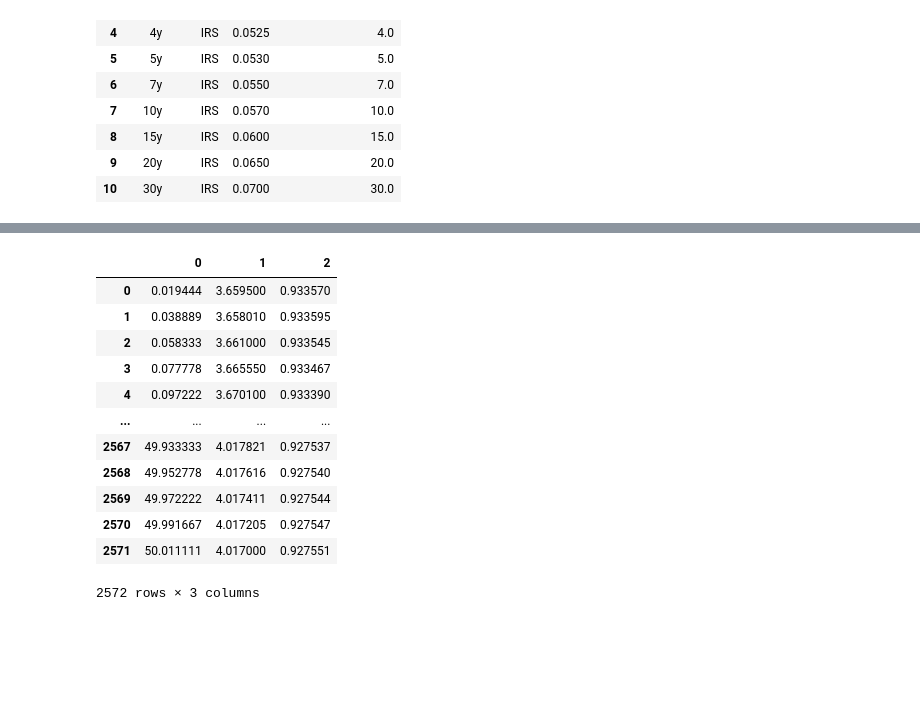
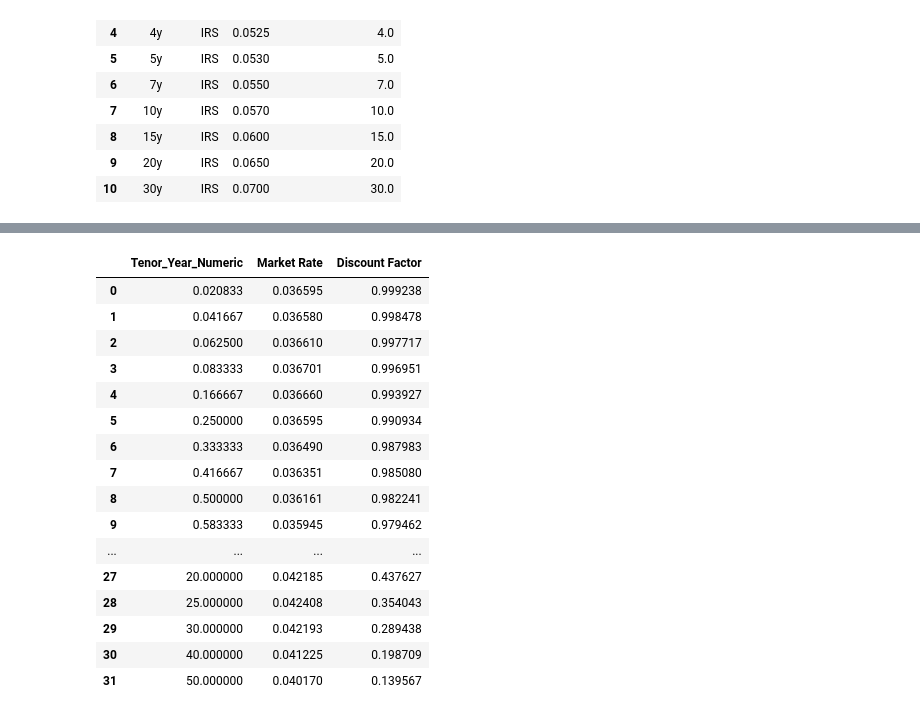
Before and after one commit to Gregtwl/QF605_Assignment, a Jupyter notebook: Answer_Deck.ipynb, the cells around one changed output, grey strips where cells are left out. Drawn from its saved outputs; the diff is of its cells as text; code cells hidden in the pictures; blank space fills up the shorter version.

Commit message:
Completed up to OIS (SOFR), have approach for term_SOFR to bootstrap. Pending code

```diff
--- a/Answer_Deck.ipynb
+++ b/Answer_Deck.ipynb
@@ -64,11 +64,12 @@ def convert_tenor_to_numeric_OIS(series):
     unit = parts.str[1]
 
     conditions = [unit == 'WK', unit == 'MO', unit == 'YR']
-    choices = [num * 7 / 360, num * 30 / 360, num.astype(float)]
+    choices = [num * (30/4) / 360, num * 30 / 360, num.astype(float)]
 
     return np.select(conditions, choices, default=np.nan)
 # %%
 df_OIS['Tenor_Year_Numeric'] = convert_tenor_to_numeric_OIS(df_OIS['Term'])
+df_OIS['Market Rate'] = df_OIS['Market Rate'] / 100
 df_OIS
 # %% [output]
 |  | Term | Market Rate | Tenor_Year_Numeric |
@@ -298,38 +371,40 @@ df_OIS
 # %%
 ## Recreate the Tenor since we need T = [0,50]:
 
-def calculate_ois_sofr_discount_factors(tenor_year, rates, frequency):
+def calculate_ois_sofr_discount_factors(tenor_year, rates):
 
-    tenor_year = tenor_year.to_numpy()
-    rate = rates.to_numpy()
+    discount_array = np.full(len(tenor_year), np.nan)
 
-    expanded_tenor_year, expanded_rate = expand_irs_table(tenor_year, rate, frequency)
+    # Bootstrap the Curve
 
-    discount_array = np.full(len(expanded_tenor_year), np.nan)
+    condition = (tenor_year <= 1.0)
+    # choices = [1 / (1 + tenor_year*rates), 1 / (1 + rates)**tenor_year]
 
-    # Bootstrap the Curve - Need to amend this
+    discount_array = np.where(condition, 1 / (1 + tenor_year*rates), 1 / (1 + rates)**tenor_year)
 
-    for i in range(0, len(discount_array)):
-        discount_array[i] =\
-                            (
-                                    1 / (1 + frequency * expanded_rate[i])
-                            )
-
-
-    return pd.DataFrame([expanded_tenor_year, expanded_rate, discount_array]).T
+    return pd.DataFrame(
+                        {'Tenor_Year_Numeric': tenor_year,
+                         'Market Rate': rates,
+                         'Discount Factor': discount_array
+                        }
+                        )
 # %%
-calculate_ois_sofr_discount_factors(df_OIS['Tenor_Year_Numeric'], df_OIS['Market Rate'], 7/360)
+calculate_ois_sofr_discount_factors(df_OIS['Tenor_Year_Numeric'], df_OIS['Market Rate'])
 # %% [output]
-|  | 0 | 1 | 2 |
-| 0 | 0.019444 | 3.659500 | 0.933570 |
-| 1 | 0.038889 | 3.658010 | 0.933595 |
-| 2 | 0.058333 | 3.661000 | 0.933545 |
-| 3 | 0.077778 | 3.665550 | 0.933467 |
-| 4 | 0.097222 | 3.670100 | 0.933390 |
+|  | Tenor_Year_Numeric | Market Rate | Discount Factor |
+| 0 | 0.020833 | 0.036595 | 0.999238 |
+| 1 | 0.041667 | 0.036580 | 0.998478 |
+| 2 | 0.062500 | 0.036610 | 0.997717 |
+| 3 | 0.083333 | 0.036701 | 0.996951 |
+| 4 | 0.166667 | 0.036660 | 0.993927 |
+| 5 | 0.250000 | 0.036595 | 0.990934 |
+| 6 | 0.333333 | 0.036490 | 0.987983 |
+| 7 | 0.416667 | 0.036351 | 0.985080 |
+| 8 | 0.500000 | 0.036161 | 0.982241 |
+| 9 | 0.583333 | 0.035945 | 0.979462 |
 | ... | ... | ... | ... |
-| 2567 | 49.933333 | 4.017821 | 0.927537 |
-| 2568 | 49.952778 | 4.017616 | 0.927540 |
-| 2569 | 49.972222 | 4.017411 | 0.927544 |
-| 2570 | 49.991667 | 4.017205 | 0.927547 |
-| 2571 | 50.011111 | 4.017000 | 0.927551 |
+| 27 | 20.000000 | 0.042185 | 0.437627 |
+| 28 | 25.000000 | 0.042408 | 0.354043 |
+| 29 | 30.000000 | 0.042193 | 0.289438 |
+| 30 | 40.000000 | 0.041225 | 0.198709 |
+| 31 | 50.000000 | 0.040170 | 0.139567 |
-2572 rows × 3 columns
```
Also changed, not shown: parts of 13 cells of this notebook.
